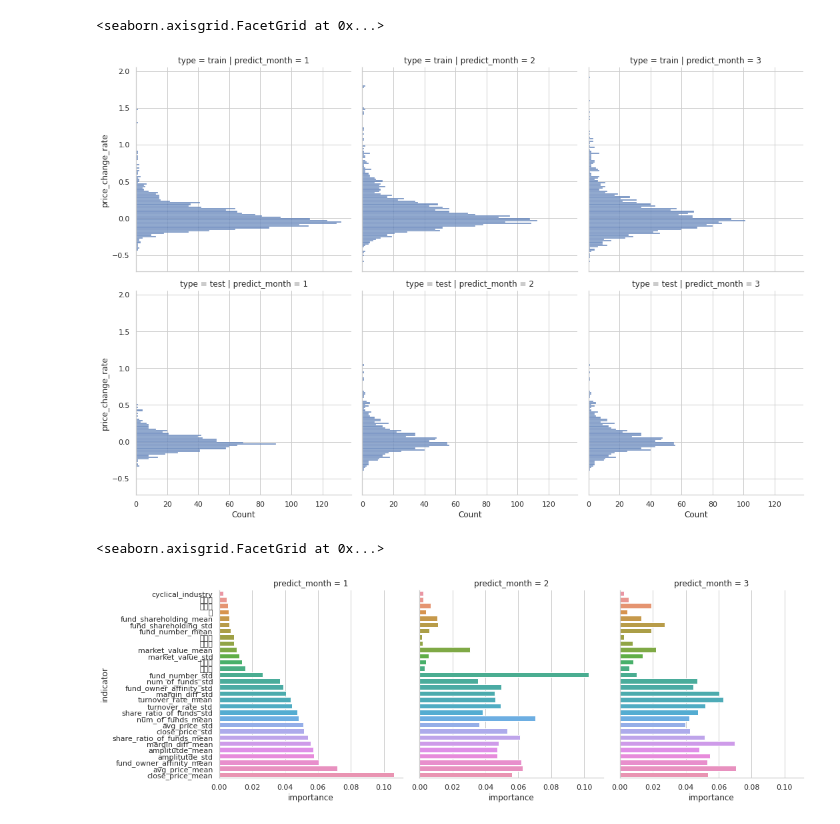
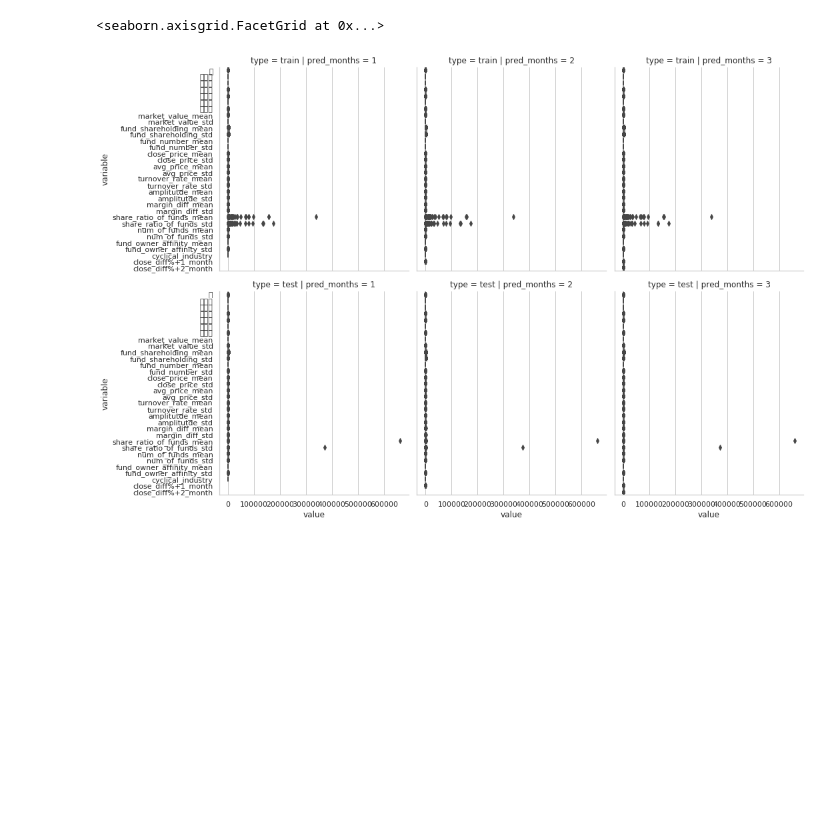
Before and after one commit to jiachengpan/goldenspoon, a Jupyter notebook: exploratory_data_analysis/analysis.ipynb, the cells around one changed output. Drawn from its saved outputs; the diff is of its cells as text; code cells hidden in the pictures; blank space fills up the shorter version.

Commit message:
[refactor] refactor eda code - - move model tests and data preparations into separate python modules - refresh ipynb files

```diff
--- a/exploratory_data_analysis/analysis.ipynb
+++ b/exploratory_data_analysis/analysis.ipynb
@@ -170,11 +32,9 @@ k_cutpoints = [-0.3, -0.1, 0.1, 0.3]
 k_stocks_only = '.SH'
 # %%
-args = Args(data_path   = k_data_path,
-            train_dates = k_train_dates,
-            test_dates  = k_test_dates,
-            predict_mode= k_predict_mode,
-            classifier_cut_points = k_cutpoints,
-            change_threshold_test  = k_change_threshold_test,
-            change_threshold_train = k_change_threshold_train,
-            stocks_only = k_stocks_only
-            )
+args = dataset.Args(data_path   = k_data_path,
+                    train_dates = k_train_dates,
+                    test_dates  = k_test_dates,
+                    classifier_cut_points = k_cutpoints,
+                    stocks_only = k_stocks_only,
+                    )
+ds = dataset.DataSet.create(args)
@@ -342,19 +41,24 @@ g
-# %%
-g = sns.displot(pd.concat(labels).reset_index(drop=True),
-                y = 'price_change_rate',
-                col = 'predict_month',
-                row = 'type')
-g
-# %% [output]
-<seaborn.axisgrid.FacetGrid at 0x...>
-[figure, removed]
-# %%
-g = sns.catplot(kind    = 'bar',
-                x       = 'importance',
-                y       = 'indicator',
-                col     = 'predict_month',
-                data    = pd.concat(importances))
-g
-# %% [output]
-<seaborn.axisgrid.FacetGrid at 0x...>
-[figure, removed]
+# %%
+data = []
+for months, d in ds.items():
+    x_train = d.x_train.melt()
+    x_train['type']         = 'train'
+    x_train['pred_months']  = months
+    data.append(x_train)
+
+    x_test = d.x_test.melt()
+    x_test['type']         = 'test'
+    x_test['pred_months']  = months
+    data.append(x_test)
+data = pd.concat(data)
+
+g = sns.catplot(kind    = 'box',
+                x       = 'value',
+                y       = 'variable',
+                col     = 'pred_months',
+                row     = 'type',
+                data    = data)
+g
+# %% [output]
+<seaborn.axisgrid.FacetGrid at 0x...>
+[figure, added]
```
Also changed, not shown: parts of 12 cells of this notebook, 5 other files.
